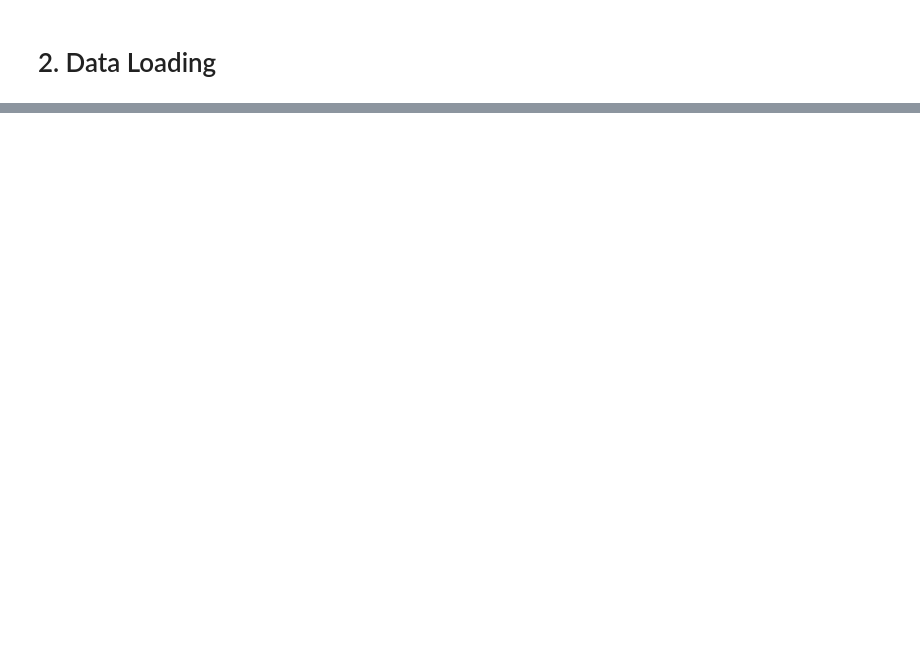
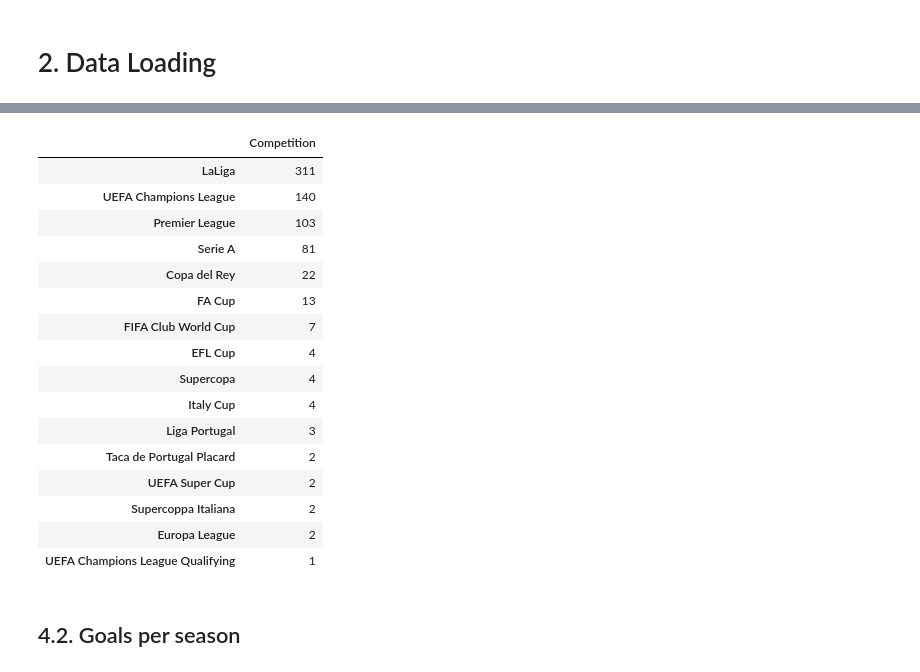
Before and after one commit to YoussefAkuma/DataAnalyst0, a Jupyter notebook: index.ipynb, the cells around one changed output, grey strips where cells are left out. Drawn from its saved outputs; the diff is of its cells as text; code cells hidden in the pictures; blank space fills up the shorter version.

```diff
--- a/index.ipynb
+++ b/index.ipynb
@@ -32,0 +123,22 @@ import plotly.express as px
+# %%
+pd.DataFrame(df.Competition.value_counts())
+# %% [output]
+|  | Competition |
+| LaLiga | 311 |
+| UEFA Champions League | 140 |
+| Premier League | 103 |
+| Serie A | 81 |
+| Copa del Rey | 22 |
+| FA Cup | 13 |
+| FIFA Club World Cup | 7 |
+| EFL Cup | 4 |
+| Supercopa | 4 |
+| Italy Cup | 4 |
+| Liga Portugal | 3 |
+| Taca de Portugal Placard | 2 |
+| UEFA Super Cup | 2 |
+| Supercoppa Italiana | 2 |
+| Europa League | 2 |
+| UEFA Champions League Qualifying | 1 |
+# %% [markdown]
+## 4.2. Goals per season
```
Also changed, not shown: parts of 14 cells of this notebook, 2 other files.
